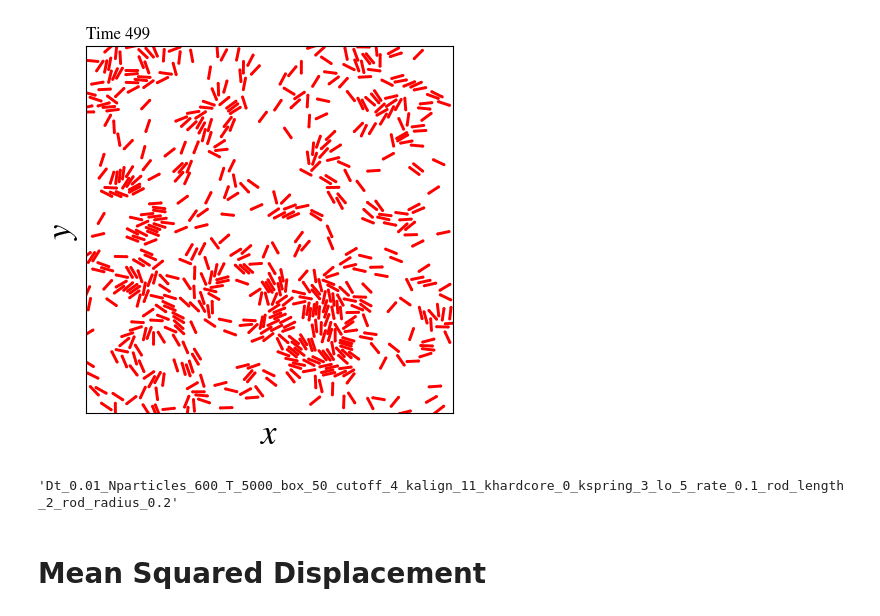
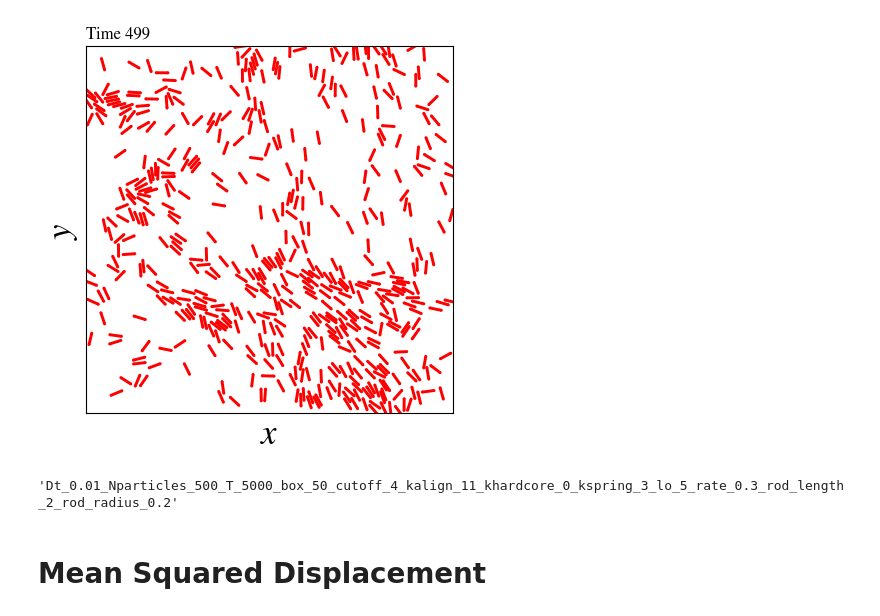
Before and after one commit to jannesantana/bacteria, a Jupyter notebook: 2d_model/rod_shaped/rods_tw_analysis.ipynb, the cells around one changed output. Cells and saved outputs as stored; diff of their text form; code cells hidden in the pictures.

```diff
--- a/2d_model/rod_shaped/rods_tw_analysis.ipynb
+++ b/2d_model/rod_shaped/rods_tw_analysis.ipynb
@@ -158,38 +158,42 @@ def nematic_OP(Theta):
 # %%
 box=50
 cutoff=4
-Nparticles=600
+Nparticles=500
 T=5000
 Dt=0.01
 rod_length=2
 rod_radius=0.2
 khardcore=0
 kspring=3
-rate=0.1
+rate=0.3
 lo=5
 kalign=11
 
 folder_name=f"Dt_{Dt}_Nparticles_{Nparticles}_T_{T}_box_{box}_cutoff_{cutoff}_kalign_{kalign}_khardcore_{khardcore}_kspring_{kspring}_lo_{lo}_rate_{rate}_rod_length_{rod_length}_rod_radius_{rod_radius}"
 positions_file = f"{folder_name}/particle_positions_{folder_name}.dat"
 squared_disp_file = f"{folder_name}/squared_disp_{folder_name}.dat"
+mv_not_mov_file = f"{folder_name}/moving_not_moving_{folder_name}.dat"
 
 X,Y,Theta_b,Theta_p = np.loadtxt(positions_file, unpack=True)
+Mv_not_mv = np.loadtxt(mv_not_mov_file,unpack=True)
 Steps = len(X)//Nparticles
 X = X.reshape((Steps, Nparticles))
 Y = Y.reshape((Steps, Nparticles))
+Mv_not_mv = Mv_not_mv.reshape((T,Nparticles))
+
 Theta_b = Theta_b.reshape((Steps,Nparticles))
 
 Theta_p = Theta_p.reshape((Steps,Nparticles))
 Vx,Vy,V = velocity_calc(X,Y,Dt,box)
 P,Px,Py = polar_OP(Theta_b)
 Q,Qx,Qy = nematic_OP(Theta_b)
 Time = np.arange(0,Steps)*Dt
 time,sd = np.loadtxt(squared_disp_file,unpack=True)
 one_frame(X,Y,Theta_b,Steps-1,Steps,box,rod_length,2*rod_radius)
 folder_name
 # %% [output]
-[figure, old version]
+[figure, new version]
-'Dt_0.01_Nparticles_600_T_5000_box_50_cutoff_4_kalign_11_khardcore_0_kspring_3_lo_5_rate_0.1_rod_length_2_rod_radius_0.2'
+'Dt_0.01_Nparticles_500_T_5000_box_50_cutoff_4_kalign_11_khardcore_0_kspring_3_lo_5_rate_0.3_rod_length_2_rod_radius_0.2'
 # %%
 
 movie_maker_capsules(folder_name,X,Y,Theta_b,0,200,box,rod_length,2*rod_radius,make_ffmpeg_movie=True,Tstart=0,del_pngs=True)
```
Also changed, not shown: parts of 11 cells of this notebook, 23 other files.
